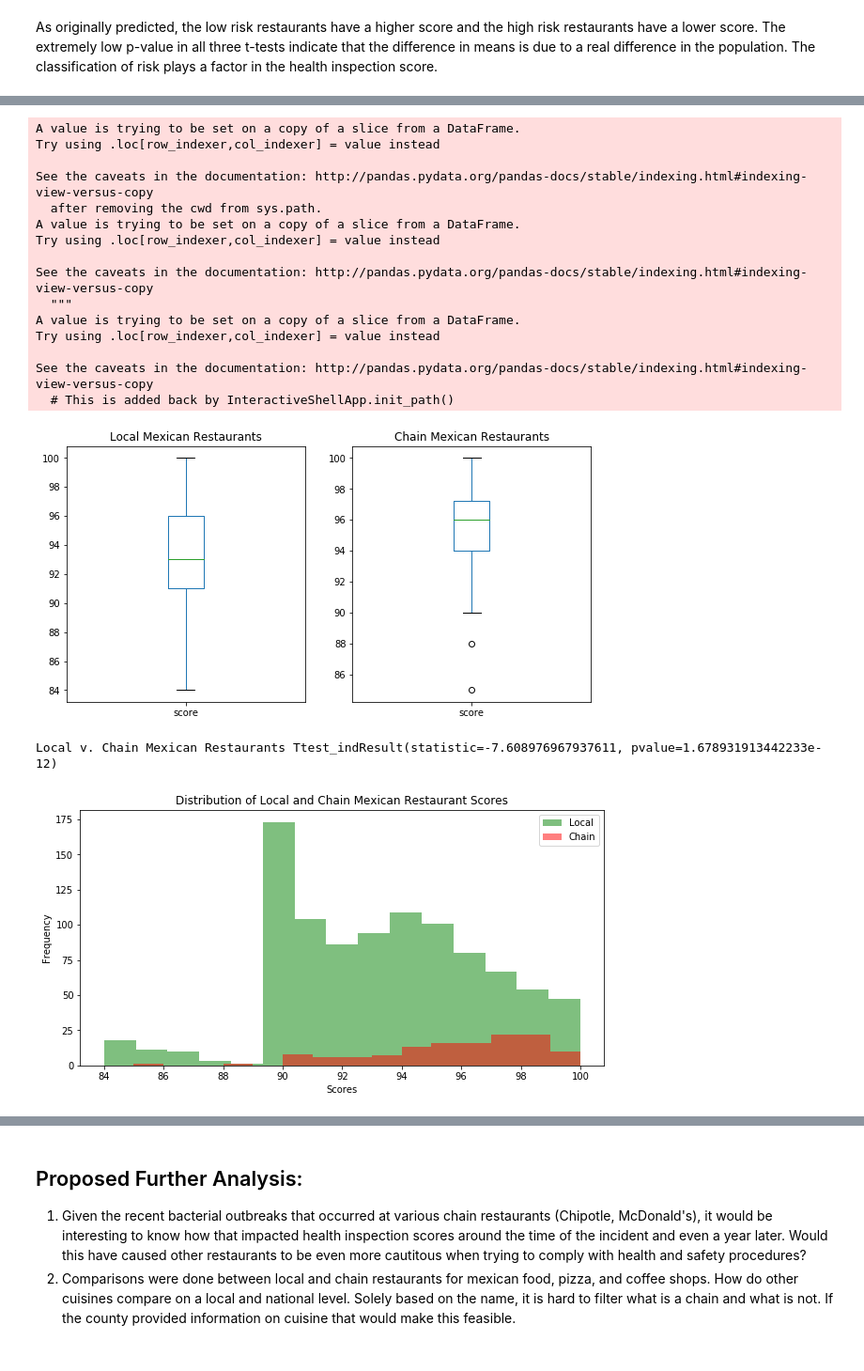
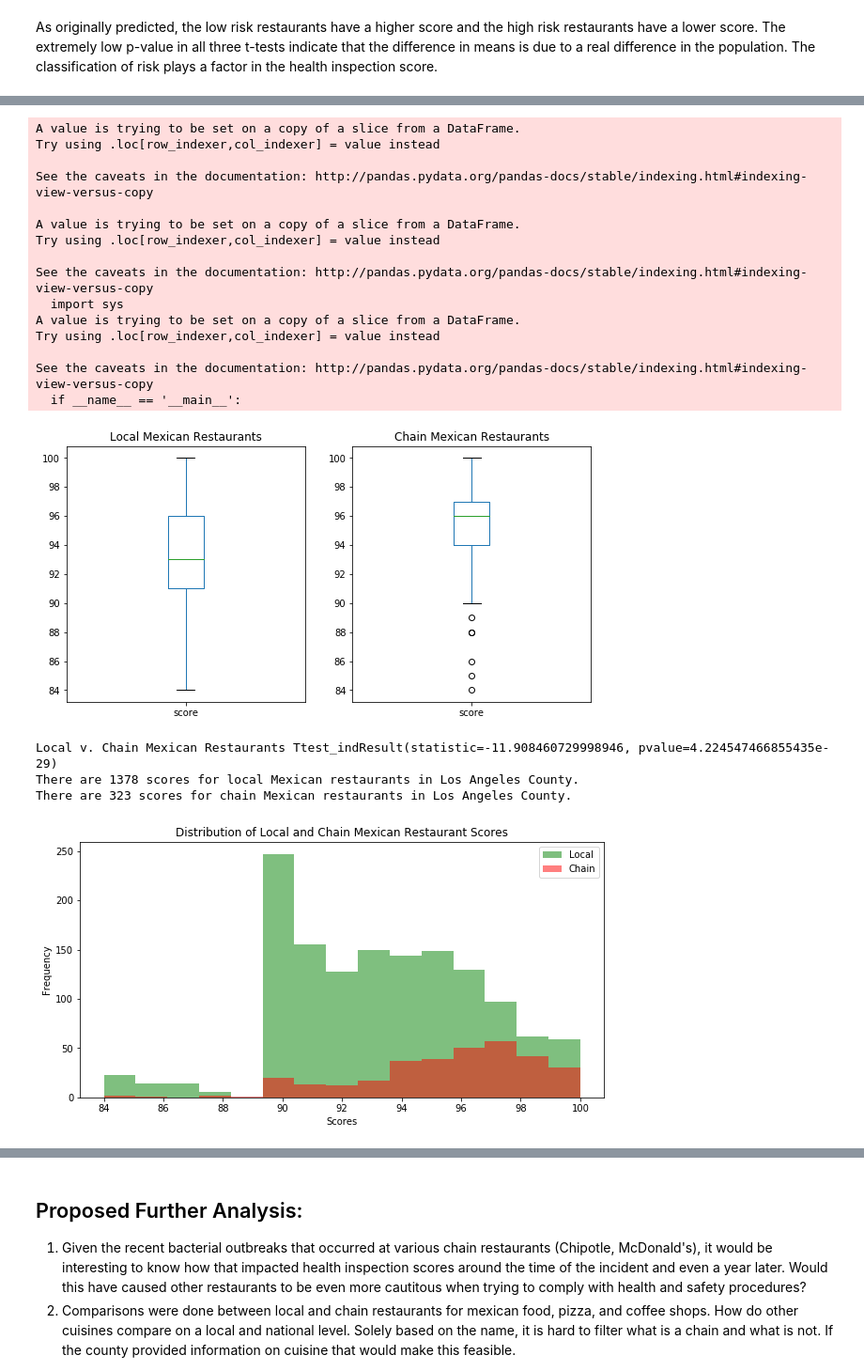
Before and after one commit to salilketkar/Thinkful, a Jupyter notebook: capstoneprep.ipynb, the cells around one changed output, grey strips where cells are left out. Shown at 94% size. Drawn from its saved outputs; the diff is of its cells as text; code cells hidden in the pictures.

```diff
--- a/capstoneprep.ipynb
+++ b/capstoneprep.ipynb
@@ -185,49 +193,62 @@ As originally predicted, the low risk restaurants have a higher score and the hi
+# %%
+#defining a function to check if a string is contained in the name of a restaurant
+
+def contains(st, main):
+    for s in st:
+        if s in main:
+            return True
+    return False
 # %%
 #comparing local mexican restaurants to chain mexican
 #some local mexican restaurants
 
-la_inspections_new['localmex']=la_inspections_new['facility_name_new'].apply(lambda x: x.find(('Taco' or 'Mexican'))>=0)
-la_inspections_new['notlocalmex']=la_inspections_new['facility_name_new'].apply(lambda x: x.find('Taco Bell' or 'Mexican Grill' or 'Del Taco')>=0)
+localmex_list= ['Taco','Mexican']
+chainmex_list = ['Chipotle Mexican', 'Del Taco', 'Taco Bell','Qdoba']
+la_inspections_new['localmex']=la_inspections_new['facility_name_new'].apply(lambda x: contains(localmex_list, x))
+la_inspections_new['notlocalmex']=la_inspections_new['facility_name_new'].apply(lambda x: contains(chainmex_list, x))
 localMex = la_inspections_new[(la_inspections_new['localmex'] == True) & (la_inspections_new['notlocalmex'] == False)]
+localMex['correction'] = localMex['facility_name_new'].apply(lambda x: contains(chainmex_list, x))
+localMex = localMex[(localMex['correction'] == False)]
 localMex = localMex[(localMex['score']>=84)]
 
-
 #some chain mexican restaurants
-la_inspections_new['chainmex']=la_inspections_new['facility_name_new'].apply(lambda x: x.find('Chipotle' or 'Taco Bell' or 'Qdoba' or 'Del Taco')>=0)
-chainMex = la_inspections_new[(la_inspections_new['chainmex'] == True)]
+chainMex = la_inspections_new[(la_inspections_new['notlocalmex'] == True)]
 chainMex = chainMex[(chainMex['score']>=84)]
-
 
 #create boxplot and t-test for this comparison
 fig = plt.figure(figsize=(10, 5))
 
 fig.add_subplot(1,2,1)
 localMex['score'].plot(kind='box',title='Local Mexican Restaurants')
 
 fig.add_subplot(1,2,2)
 chainMex['score'].plot(kind='box',title='Chain Mexican Restaurants')
 
 plt.show()
 
 print('Local v. Chain Mexican Restaurants',ttest_ind(localMex['score'], chainMex['score'], equal_var=False))
+print('There are', localMex['facility_name_new'].count(),'scores for local Mexican restaurants in Los Angeles County.')
+print('There are', chainMex['facility_name_new'].count(),'scores for chain Mexican restaurants in Los Angeles County.')
 # %% [output]
 A value is trying to be set on a copy of a slice from a DataFrame.
 Try using .loc[row_indexer,col_indexer] = value instead
 
 See the caveats in the documentation: http://pandas.pydata.org/pandas-docs/stable/indexing.html#indexing-view-versus-copy
-  after removing the cwd from sys.path.
+
 A value is trying to be set on a copy of a slice from a DataFrame.
 Try using .loc[row_indexer,col_indexer] = value instead
 
 See the caveats in the documentation: http://pandas.pydata.org/pandas-docs/stable/indexing.html#indexing-view-versus-copy
-  """
+  import sys
 A value is trying to be set on a copy of a slice from a DataFrame.
 Try using .loc[row_indexer,col_indexer] = value instead
 
 See the caveats in the documentation: http://pandas.pydata.org/pandas-docs/stable/indexing.html#indexing-view-versus-copy
-  # This is added back by InteractiveShellApp.init_path()
+  if __name__ == '__main__':
-[figure, old version]
+[figure, new version]
-Local v. Chain Mexican Restaurants Ttest_indResult(statistic=-7.608976967937611, pvalue=1.678931913442233e-12)
+Local v. Chain Mexican Restaurants Ttest_indResult(statistic=-11.908460729998946, pvalue=4.224547466855435e-29)
+There are 1378 scores for local Mexican restaurants in Los Angeles County.
+There are 323 scores for chain Mexican restaurants in Los Angeles County.
 # %%
 #histogram for local and chain mexican restaurants to show how data is distributed
 
@@ -239,7 +260,7 @@ plt.xlabel('Scores')
 plt.legend(['Local','Chain'], loc='best')
 plt.show()
 # %% [output]
-[figure, old version]
+[figure, new version]
 # %%
 #comparing local restaurants to chain
 #some local coffee shops
```
Also changed, not shown: parts of 10 cells of this notebook.
